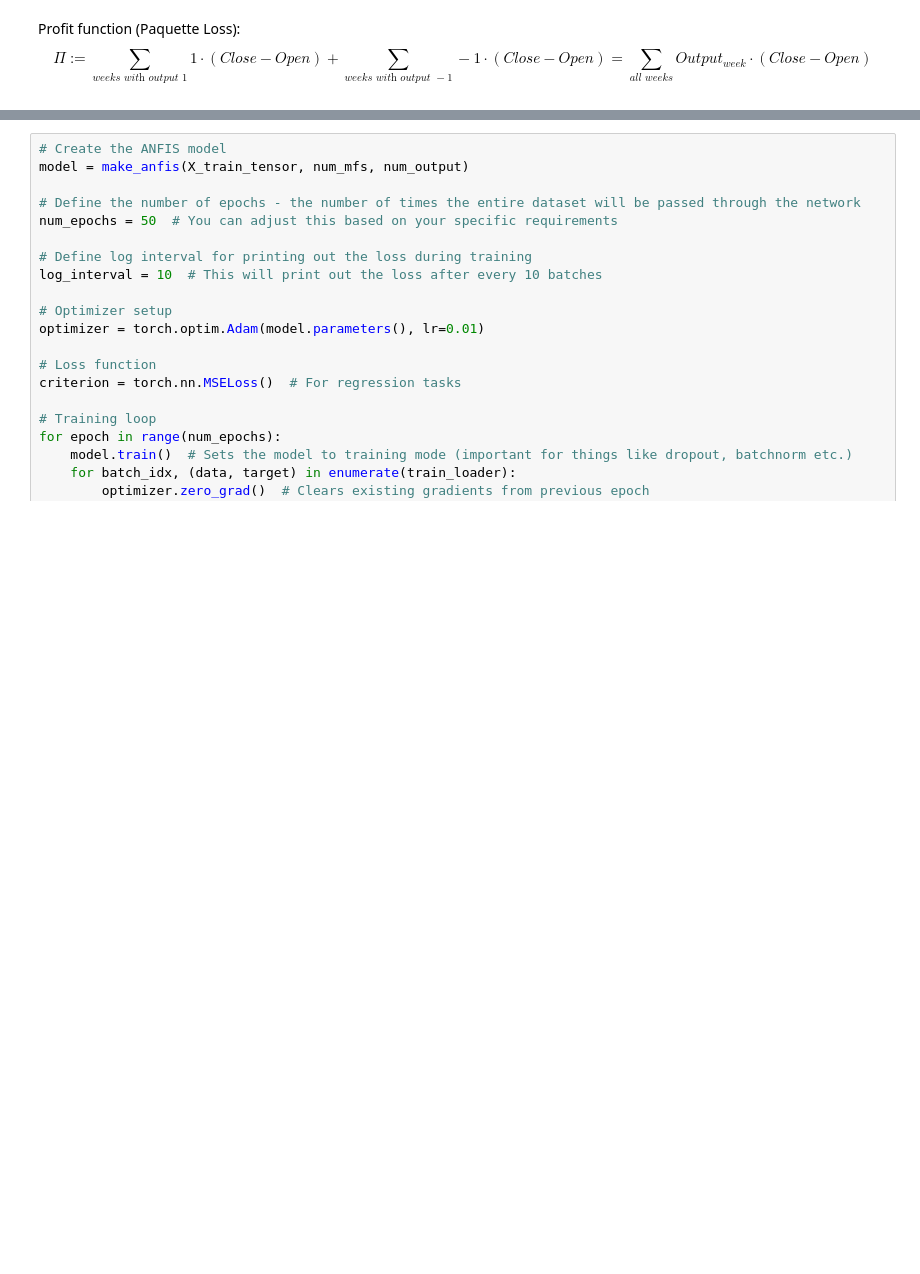
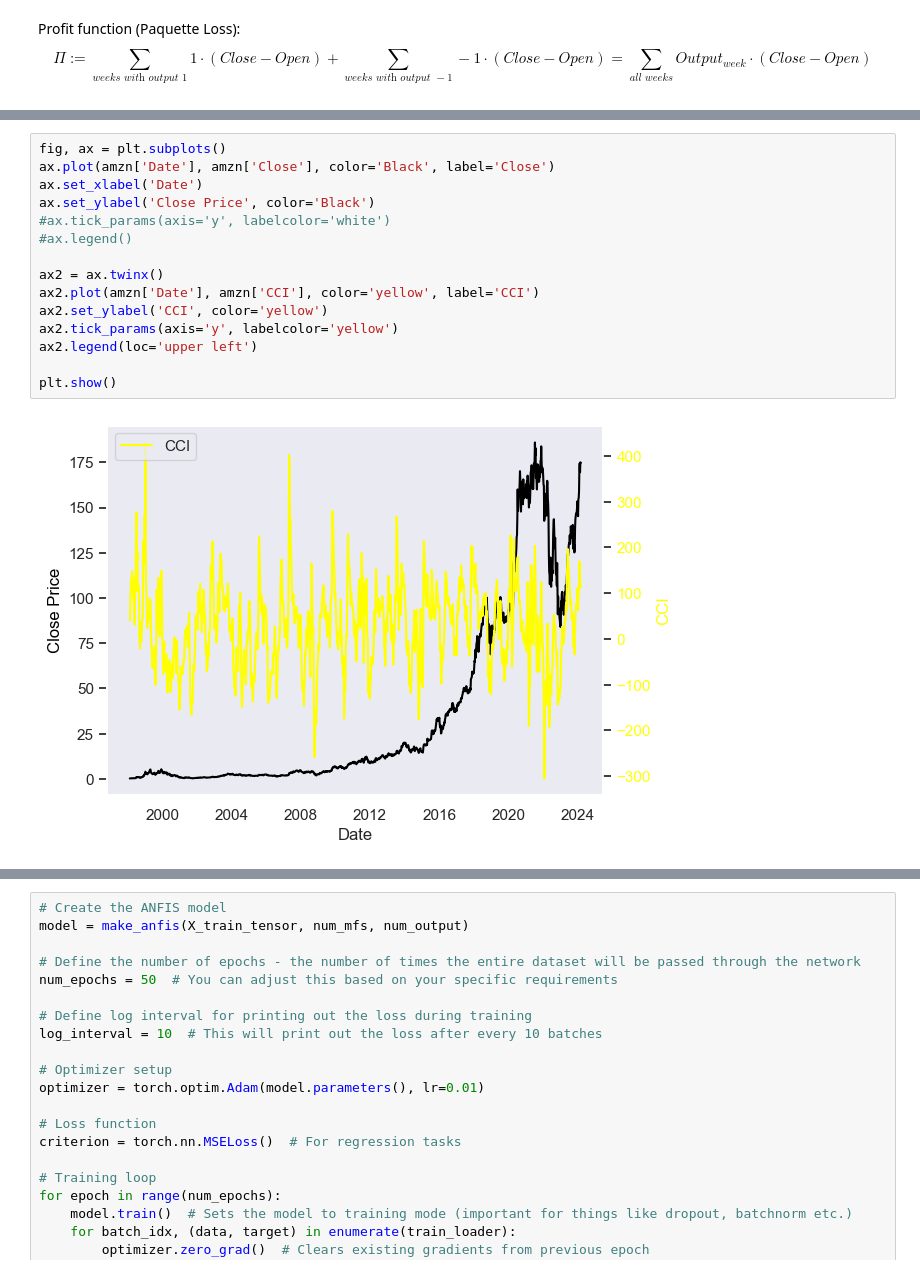
Before and after one commit to elenatomasella/ML, a Jupyter notebook: anfis_amzn.ipynb, the cells around one changed output, grey strips where cells are left out. Cells and saved outputs as stored; diff of their text form; blank space fills up the shorter version.

```diff
--- a/anfis_amzn.ipynb
+++ b/anfis_amzn.ipynb
@@ -139,0 +148,17 @@ plt.show()
+# %%
+fig, ax = plt.subplots()
+ax.plot(amzn['Date'], amzn['Close'], color='Black', label='Close')
+ax.set_xlabel('Date')
+ax.set_ylabel('Close Price', color='Black')
+#ax.tick_params(axis='y', labelcolor='white')
+#ax.legend()
+
+ax2 = ax.twinx()
+ax2.plot(amzn['Date'], amzn['CCI'], color='yellow', label='CCI')
+ax2.set_ylabel('CCI', color='yellow')
+ax2.tick_params(axis='y', labelcolor='yellow')
+ax2.legend(loc='upper left')
+
+plt.show()
+# %% [output]
+[figure, added]
```
Also changed, not shown: parts of 16 cells of this notebook.
